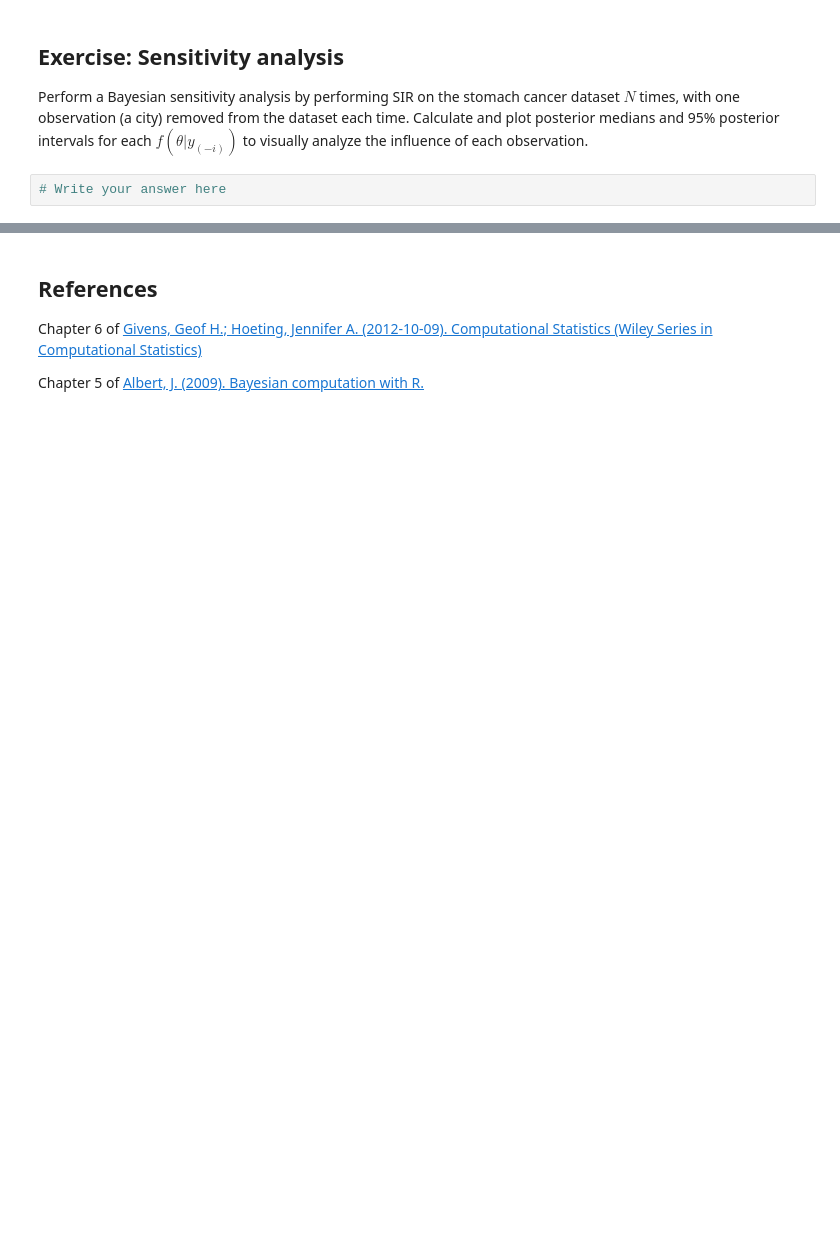
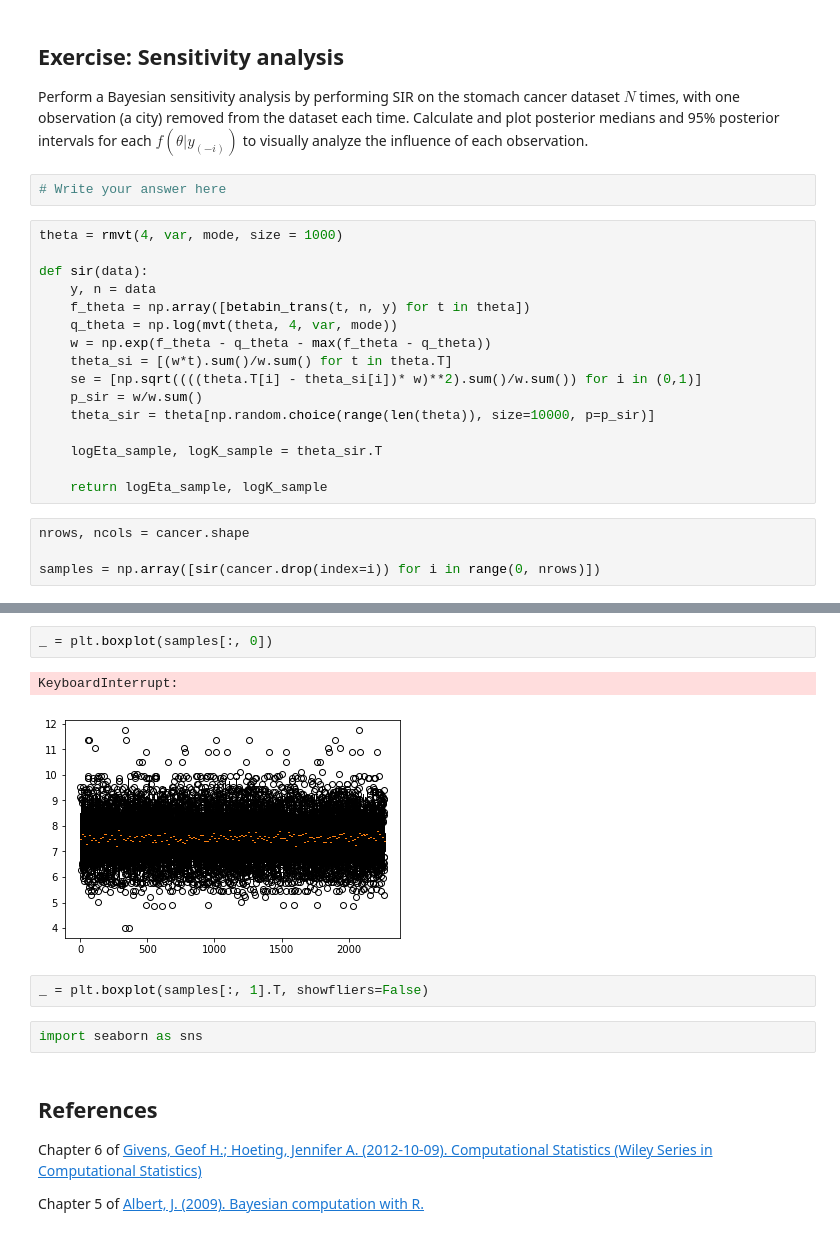
Before and after one commit to weltybiostat/Bios8366, a Jupyter notebook: notebooks/Section4_1-Bayesian-Computation.ipynb, the cells around one changed output, grey strips where cells are left out. Cells and saved outputs as stored; diff of their text form; blank space fills up the shorter version.

```diff
--- a/notebooks/Section4_1-Bayesian-Computation.ipynb
+++ b/notebooks/Section4_1-Bayesian-Computation.ipynb
@@ -638,3 +713,23 @@ logK_sample[[250, 9750]]
 Perform a Bayesian sensitivity analysis by performing SIR on the stomach cancer dataset $N$ times, with one observation (a city) removed from the dataset each time. Calculate and plot posterior medians and 95% posterior intervals for each $f(\theta|y_{(-i)})$ to visually analyze the influence of each observation.
 # %%
 # Write your answer here
+# %%
+theta = rmvt(4, var, mode, size = 1000)
+
+def sir(data):
+    y, n = data
+    f_theta = np.array([betabin_trans(t, n, y) for t in theta])
+    q_theta = np.log(mvt(theta, 4, var, mode))
+    w = np.exp(f_theta - q_theta - max(f_theta - q_theta))
+    theta_si = [(w*t).sum()/w.sum() for t in theta.T]
+    se = [np.sqrt((((theta.T[i] - theta_si[i])* w)**2).sum()/w.sum()) for i in (0,1)]
+    p_sir = w/w.sum()
+    theta_sir = theta[np.random.choice(range(len(theta)), size=10000, p=p_sir)]
+
+    logEta_sample, logK_sample = theta_sir.T
+
+    return logEta_sample, logK_sample
+# %%
+nrows, ncols = cancer.shape
+
+samples = np.array([sir(cancer.drop(index=i)) for i in range(0, nrows)])
@@ -641,3 +756,12 @@ Perform a Bayesian sensitivity analysis by performing SIR on the stomach cancer
+# %%
+_ = plt.boxplot(samples[:, 0])
+# %% [output]
+KeyboardInterrupt:
+[figure, added]
+# %%
+_ = plt.boxplot(samples[:, 1].T, showfliers=False)
+# %%
+import seaborn as sns
 # %% [markdown]
 ## References
 
```
Also changed, not shown: parts of 26 cells of this notebook.
